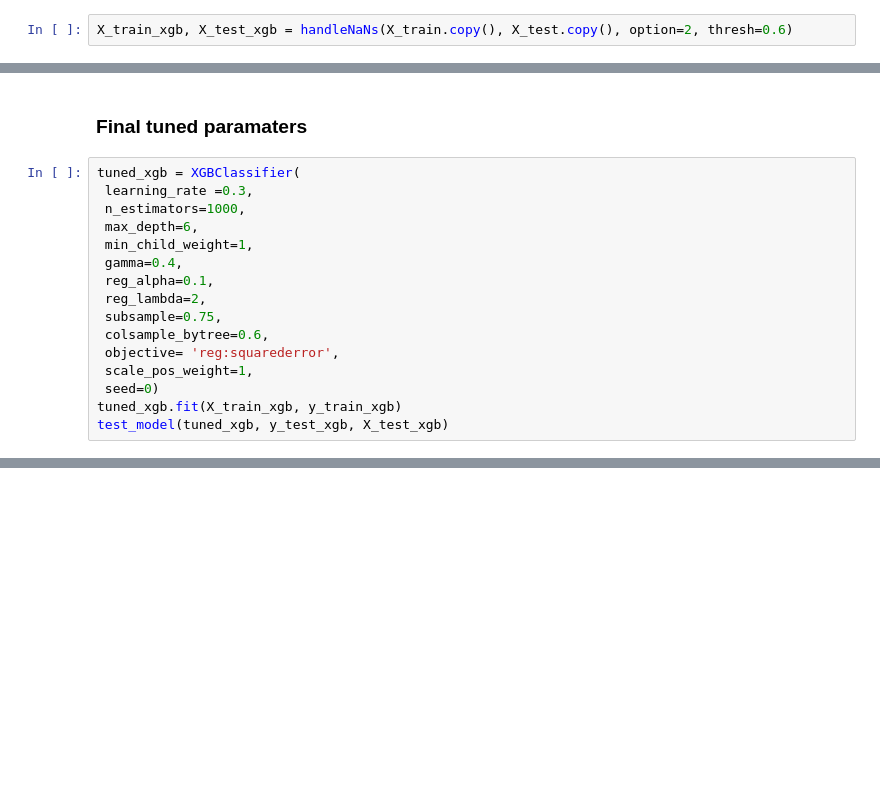
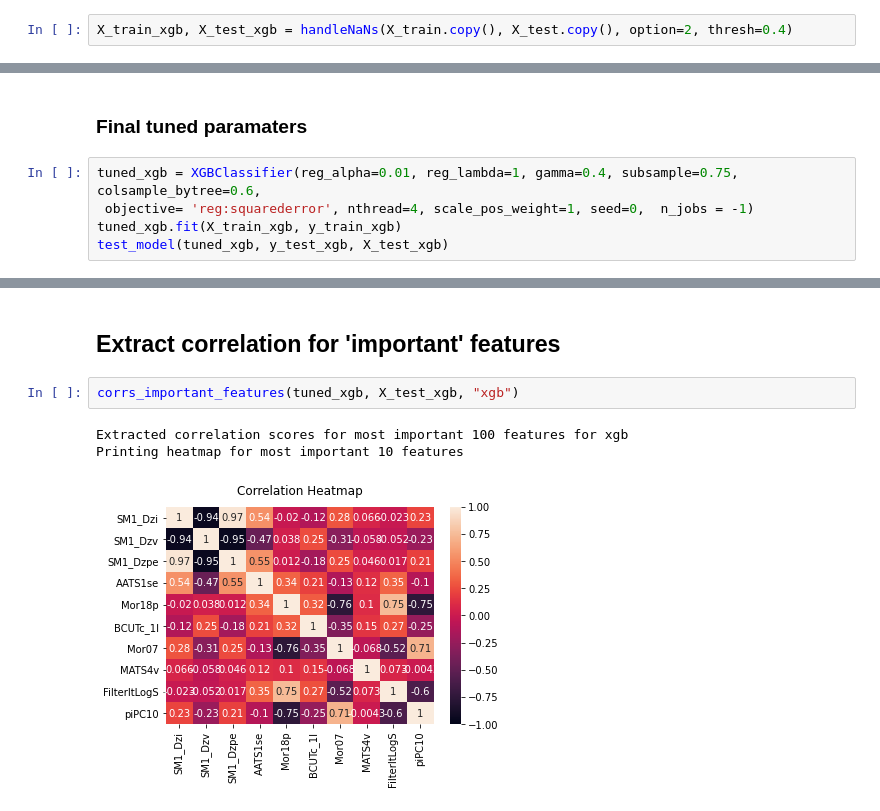
Before and after one commit to Zoya-Anwar/PythonSmellClassifiers-Mark, a Jupyter notebook: smell-classifier.py.ipynb, the cells around one changed output, grey strips where cells are left out. Drawn from its saved outputs; the diff is of its cells as text; blank space fills up the shorter version.

```diff
--- a/smell-classifier.py.ipynb
+++ b/smell-classifier.py.ipynb
@@ -514,7 +544,7 @@ Text(0, 0.5, 'ROC_AUC')
 # %% [markdown]
 Choose to remove columns with > 40% NaNs
 # %%
-X_train_xgb, X_test_xgb = handleNaNs(X_train.copy(), X_test.copy(), option=2, thresh=0.6)
+X_train_xgb, X_test_xgb = handleNaNs(X_train.copy(), X_test.copy(), option=2, thresh=0.4)
 # %% [markdown]
 ## Tuning paramaters with
 https://www.analyticsvidhya.com/blog/2016/03/complete-guide-parameter-tuning-xgboost-with-codes-python/
@@ -763,19 +793,8 @@ weighted avg       0.95      0.95      0.95       173
 # %% [markdown]
 ### Final tuned paramaters
 # %%
-tuned_xgb = XGBClassifier(
- learning_rate =0.3,
- n_estimators=1000,
- max_depth=6,
- min_child_weight=1,
- gamma=0.4,
- reg_alpha=0.1,
- reg_lambda=2,
- subsample=0.75,
- colsample_bytree=0.6,
- objective= 'reg:squarederror',
- scale_pos_weight=1,
- seed=0)
+tuned_xgb = XGBClassifier(reg_alpha=0.01, reg_lambda=1, gamma=0.4, subsample=0.75, colsample_bytree=0.6,
+ objective= 'reg:squarederror', nthread=4, scale_pos_weight=1, seed=0,  n_jobs = -1)
 tuned_xgb.fit(X_train_xgb, y_train_xgb)
 test_model(tuned_xgb, y_test_xgb, X_test_xgb)
 # %% [output]
@@ -795,0 +815,8 @@ weighted avg       0.94      0.94      0.94       173
+# %% [markdown]
+## Extract correlation for 'important' features
+# %%
+corrs_important_features(tuned_xgb, X_test_xgb, "xgb")
+# %% [output]
+Extracted correlation scores for most important 100 features for xgb
+Printing heatmap for most important 10 features
+[figure, added]
```
Also changed, not shown: parts of 5 cells of this notebook, 2 other files.
